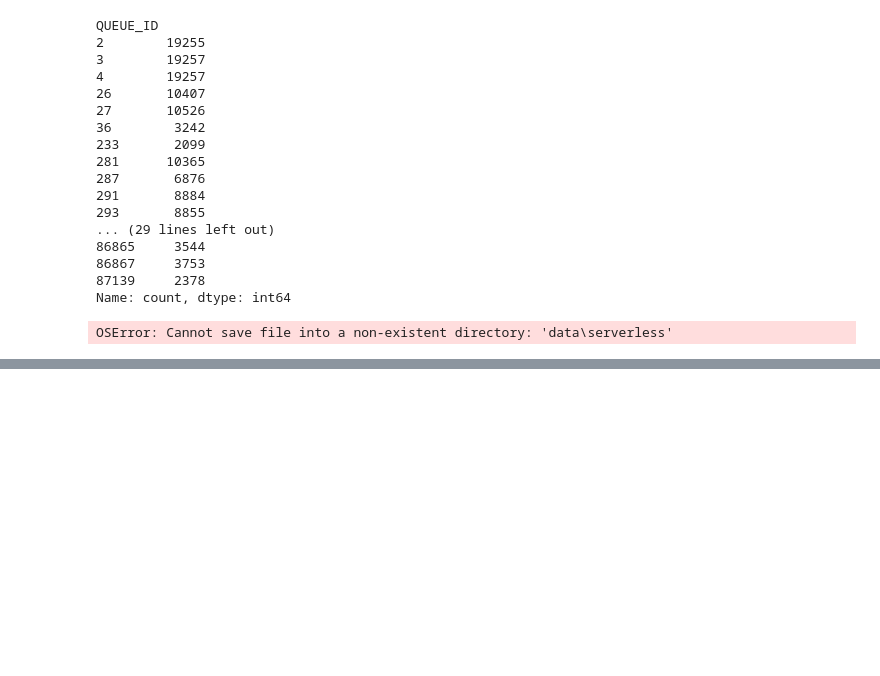
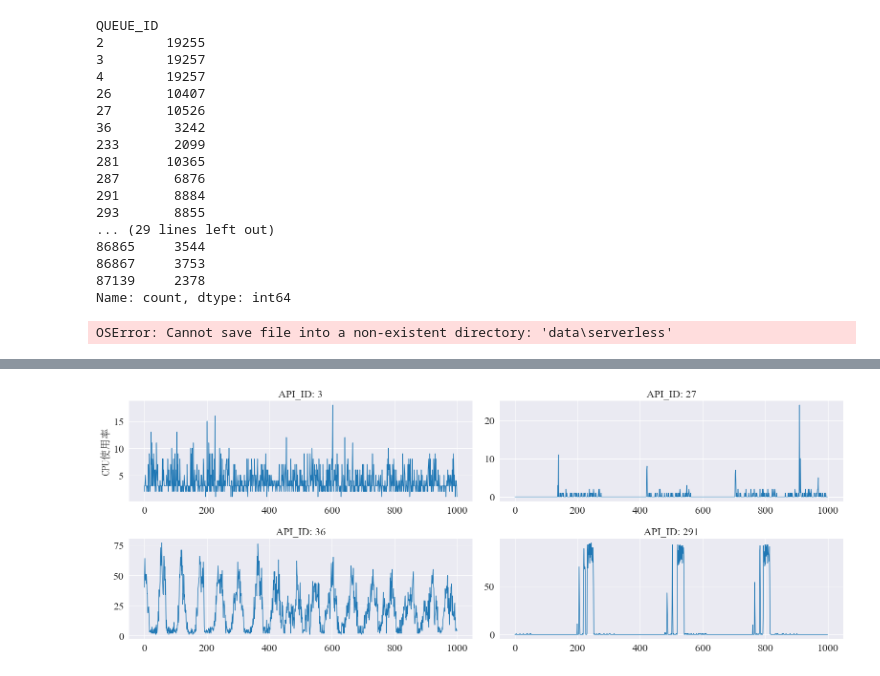
Before and after one commit to conghuhu/container_ts_prediction, a Jupyter notebook: eda.ipynb, the cells around one changed output, grey strips where cells are left out. Cells and saved outputs as stored; diff of their text form; code cells hidden in the pictures; blank space fills up the shorter version.

```diff
--- a/eda.ipynb
+++ b/eda.ipynb
@@ -199,3 +215,9 @@ QUEUE_ID
 87139     2378
 Name: count, dtype: int64
 OSError: Cannot save file into a non-existent directory: 'data\serverless'
+# %%
+# 加载原始数据
+q_ids = [3, 27, 36, 291]
+data_df = pd.read_csv('./datasets/serverless/data.csv')
+data_df = data_df.sort_values(by=['QUEUE_ID', 'timestamp']).reset_index(drop=True)
+data_df = data_df[data_df['QUEUE_ID'].isin(q_ids)]
@@ -201,0 +244,38 @@ OSError: Cannot save file into a non-existent directory: 'data\serverless'
+# %%
+# 创建一个包含2行4列共8个子图的图表
+start = 1000
+end = 2000
+
+fig, axs = plt.subplots(2, 2, figsize=(16, 6))
+
+idx = 1
+data = data_df[data_df['QUEUE_ID'] == 3]['CPU_USAGE'][start:end]
+ax = axs[0, 0]
+ax.plot(range(len(data)), data, linewidth=1)
+ax.set_ylabel('CPU使用率', chinese_font)
+ax.set_title('API_ID: {}'.format(3), fontsize=16)
+
+data = data_df[data_df['QUEUE_ID'] == 27]['CPU_USAGE'][start:end]
+ax = axs[0, 1]
+ax.plot(range(len(data)), data, linewidth=1)
+# ax.set_ylabel('CPU使用率', chinese_font)
+ax.set_title('API_ID: {}'.format(27), fontsize=16)
+
+data = data_df[data_df['QUEUE_ID'] == 36]['CPU_USAGE'][start:end]
+ax = axs[1, 0]
+ax.plot(range(len(data)), data, linewidth=1)
+# ax.set_ylabel('CPU使用率', chinese_font)
+ax.set_title('API_ID: {}'.format(36), fontsize=16)
+
+data = data_df[data_df['QUEUE_ID'] == 291]['CPU_USAGE'][start:end]
+ax = axs[1, 1]
+ax.plot(range(len(data)), data, linewidth=1)
+# ax.set_ylabel('CPU使用率', chinese_font)
+ax.set_title('API_ID: {}'.format(291), fontsize=16)
+
+plt.tight_layout()
+fig.savefig('./' + '{}_show.svg'.format('cpu'), format='svg', dpi=400,
+            bbox_inches='tight')
+plt.show()
+# %% [output]
+[figure, added]
```
Also changed, not shown: parts of 3 cells of this notebook, 9 other files.
